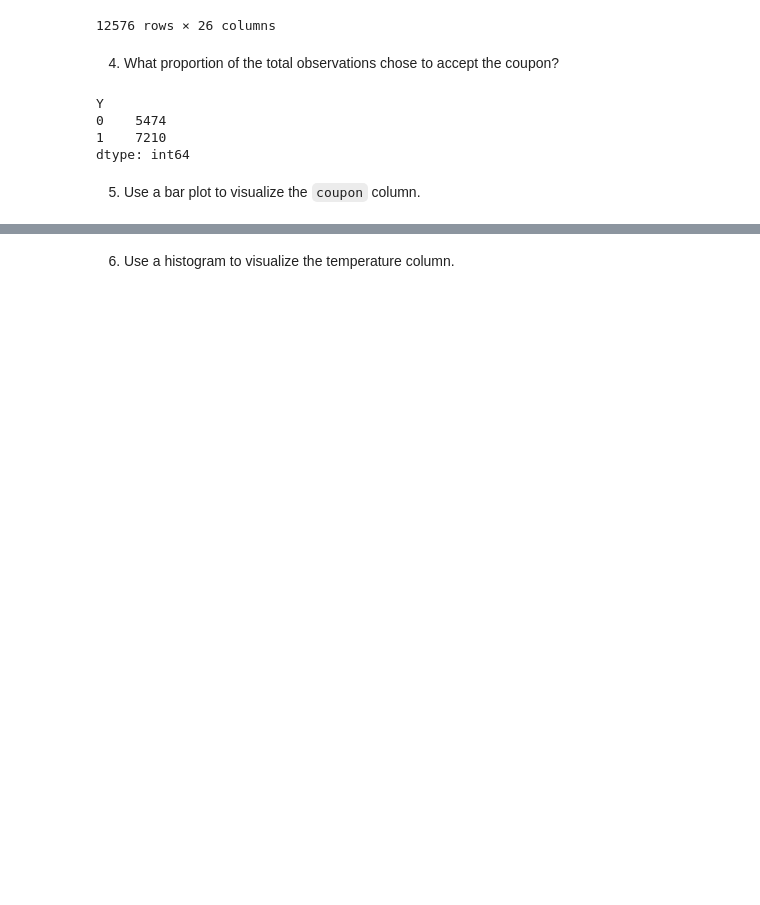
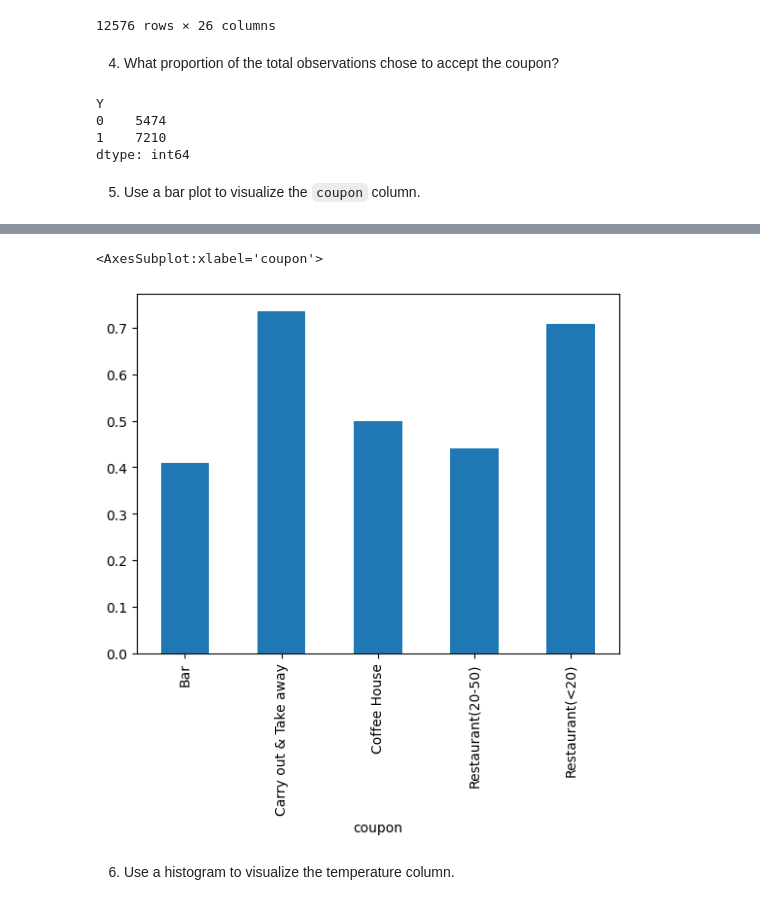
Before and after one commit to sgshaikh/Customer_Accept_Coupon, a Jupyter notebook: prompt.ipynb, the cells around one changed output, grey strips where cells are left out. Saved outputs shown, nothing was run; the diff lists cells and outputs as text; code cells hidden in the pictures; blank space fills up the shorter version.

```diff
--- a/prompt.ipynb
+++ b/prompt.ipynb
@@ -152,3 +157,3 @@ dtype: int64
 # %%
-data.groupby('coupon').mean().plot.bar(x='coupon',y='Y' )
+data.groupby('coupon')['Y'].mean().plot.bar()
 # %% [output]
@@ -162,2 +160,4 @@ data.groupby('coupon').mean().plot.bar(x='coupon',y='Y' )
+<AxesSubplot:xlabel='coupon'>
+[figure, added]
 # %% [markdown]
 6. Use a histogram to visualize the temperature column.
```
Also changed, not shown: parts of 3 cells of this notebook.
